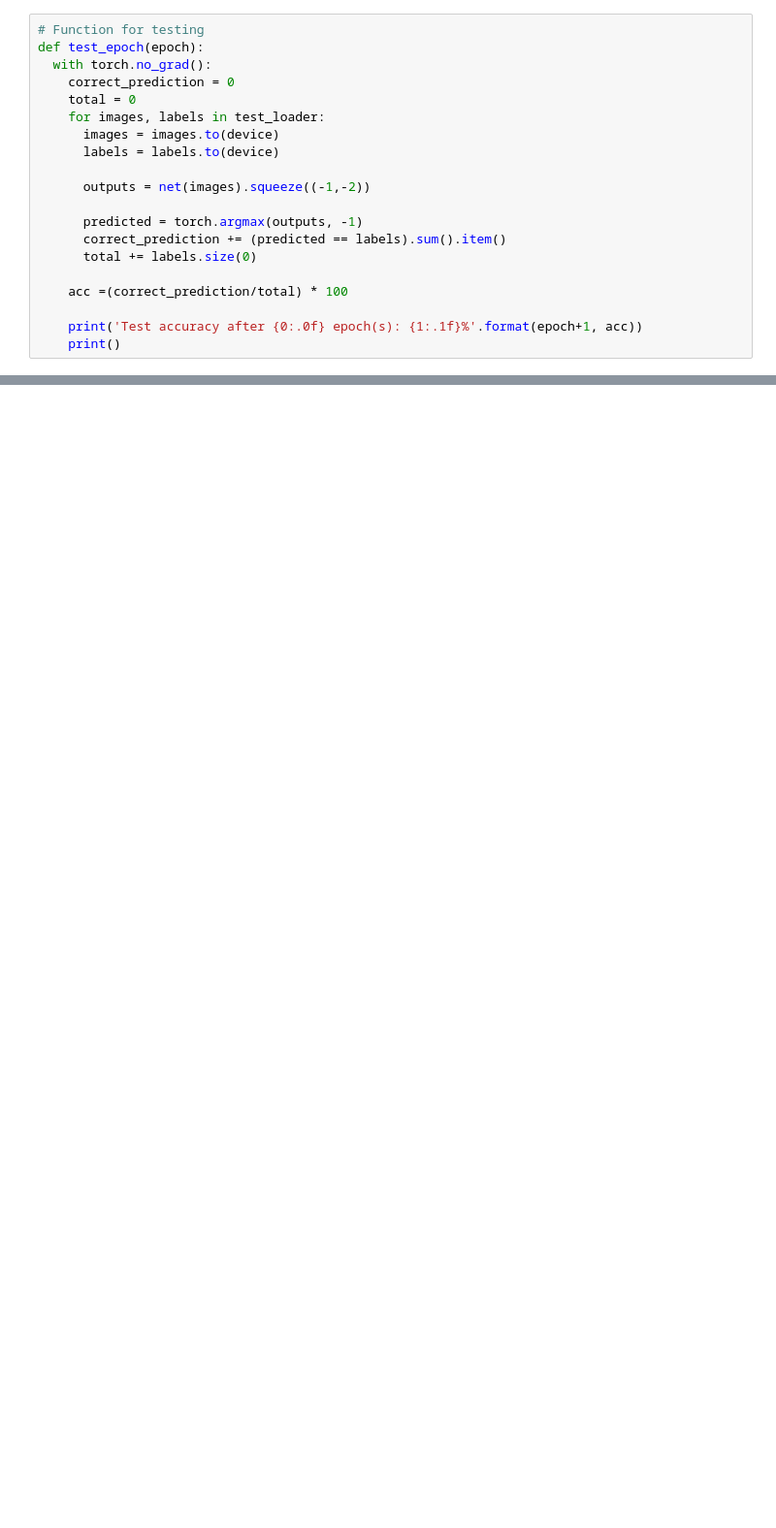
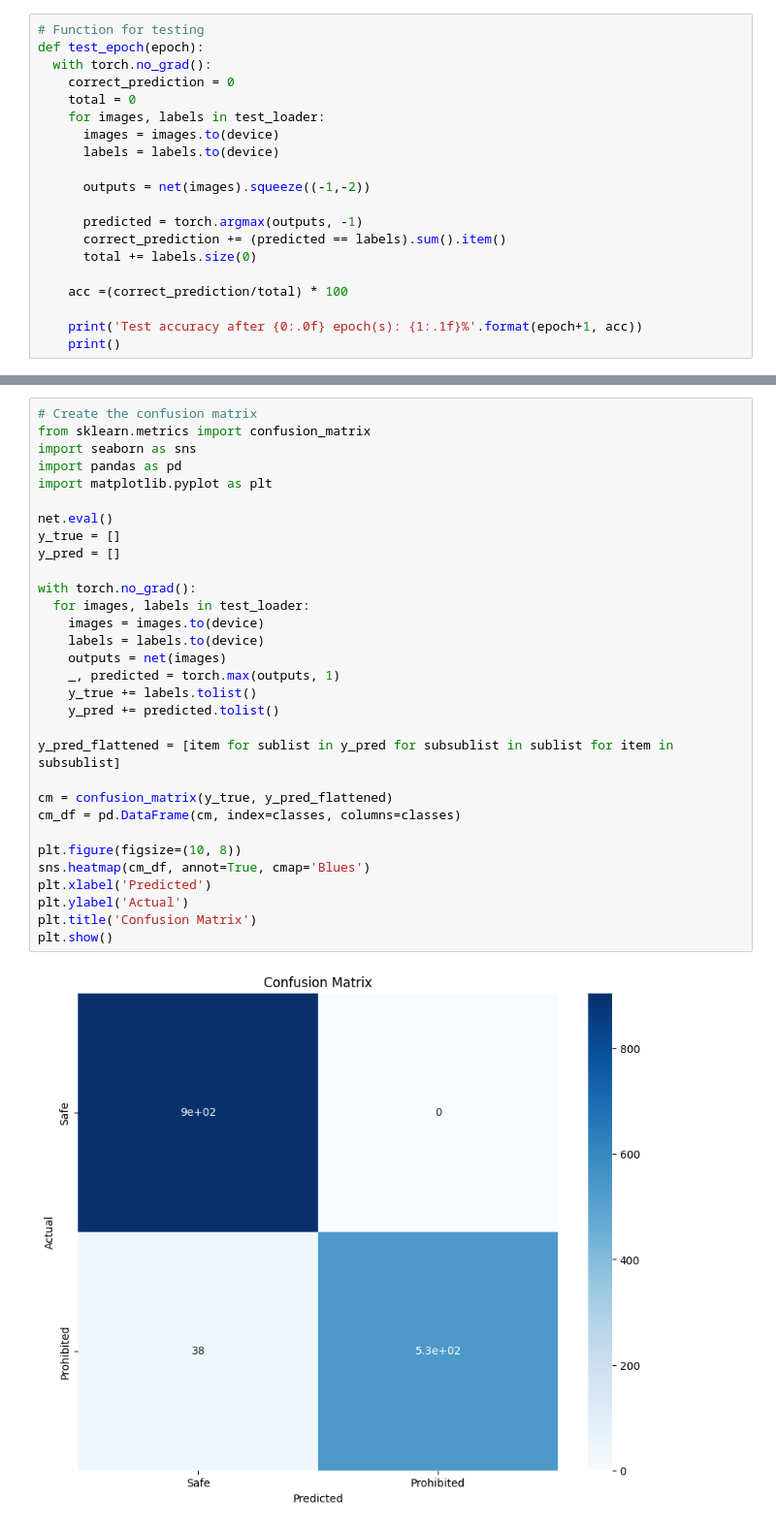
Before and after one commit to edatkinson/AI-Project, a Jupyter notebook: x_ray_cnn_binary.ipynb, the cells around one changed output, grey strips where cells are left out. Shown: that part at 97% size. Drawn from its saved outputs; the diff is of its cells as text; blank space fills up the shorter version.

```diff
--- a/x_ray_cnn_binary.ipynb
+++ b/x_ray_cnn_binary.ipynb
@@ -316 +365,34 @@ Test accuracy after 5 epoch(s): 78.26675693974272 %
 Finished Training
+# %%
+# Create the confusion matrix
+from sklearn.metrics import confusion_matrix
+import seaborn as sns
+import pandas as pd
+import matplotlib.pyplot as plt
+
+net.eval()
+y_true = []
+y_pred = []
+
+with torch.no_grad():
+  for images, labels in test_loader:
+    images = images.to(device)
+    labels = labels.to(device)
+    outputs = net(images)
+    _, predicted = torch.max(outputs, 1)
+    y_true += labels.tolist()
+    y_pred += predicted.tolist()
+
+y_pred_flattened = [item for sublist in y_pred for subsublist in sublist for item in subsublist]
+
+cm = confusion_matrix(y_true, y_pred_flattened)
+cm_df = pd.DataFrame(cm, index=classes, columns=classes)
+
+plt.figure(figsize=(10, 8))
+sns.heatmap(cm_df, annot=True, cmap='Blues')
+plt.xlabel('Predicted')
+plt.ylabel('Actual')
+plt.title('Confusion Matrix')
+plt.show()
+# %% [output]
+[figure, added]
```
Also changed, not shown: parts of 10 cells of this notebook.
